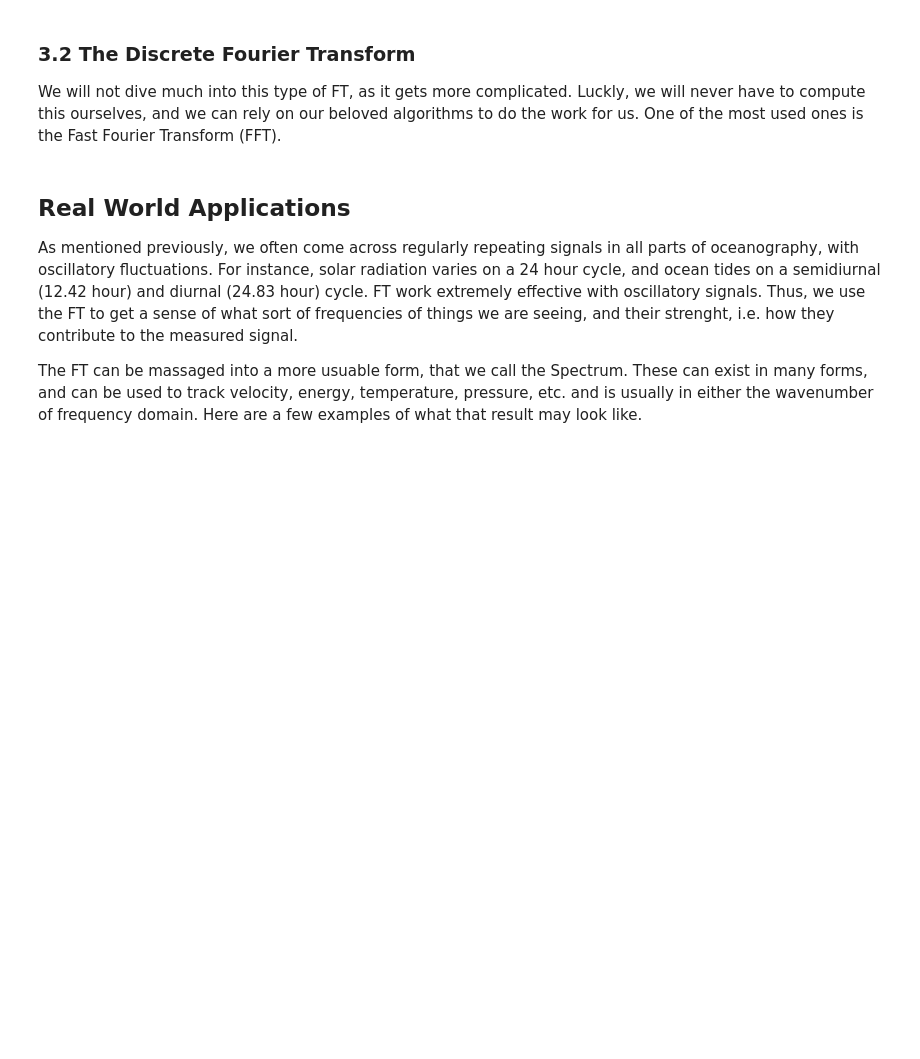
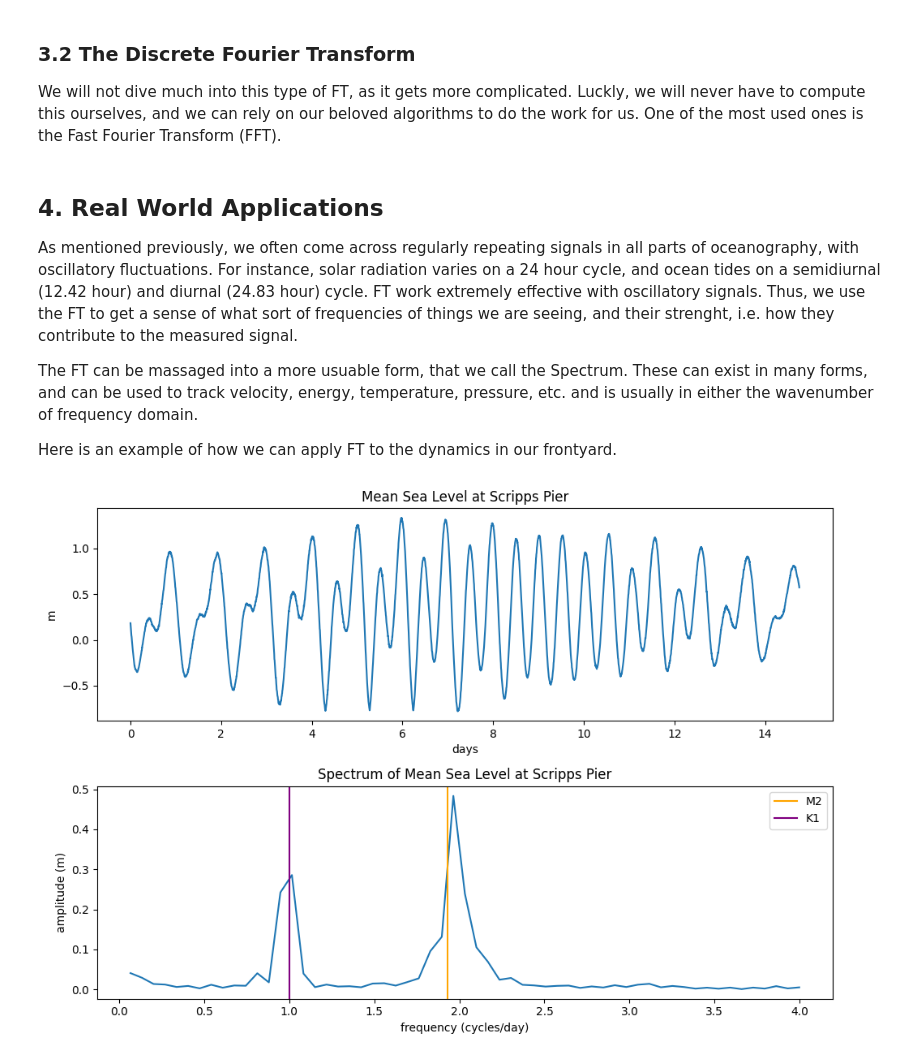
Before and after one commit to tgstone/sio-math-workshop, a Jupyter notebook: docs/source/2026/day3/fourier_analysis.ipynb, the cells around one changed output. Drawn from its saved outputs; the diff is of its cells as text; code cells hidden in the pictures; blank space fills up the shorter version.

```diff
--- a/docs/source/2026/day3/fourier_analysis.ipynb
+++ b/docs/source/2026/day3/fourier_analysis.ipynb
@@ -134,8 +180,48 @@ $$ \tilde{X}(f) = \int^{\infty}_{\infty} x(t) e^{-i2\pi ft} dt $$
 
 We will not dive much into this type of FT, as it gets more complicated. Luckly, we will never have to compute this ourselves, and we can rely on our beloved algorithms to do the work for us. One of the most used ones is the Fast Fourier Transform (FFT).
 # %% [markdown]
-## Real World Applications
+## 4. Real World Applications
 
 As mentioned previously, we often come across regularly repeating signals in all parts of oceanography, with oscillatory fluctuations. For instance, solar radiation varies on a 24 hour cycle, and ocean tides on a semidiurnal (12.42 hour) and diurnal (24.83 hour) cycle. FT work extremely effective with oscillatory signals. Thus, we use the FT to get a sense of what sort of frequencies of things we are seeing, and their strenght, i.e. how they contribute to the measured signal.
 
-The FT can be massaged into a more usuable form, that we call the Spectrum. These can exist in many forms, and can be used to track velocity, energy, temperature, pressure, etc. and is usually in either the wavenumber of frequency domain. Here are a few examples of what that result may look like.
+The FT can be massaged into a more usuable form, that we call the Spectrum. These can exist in many forms, and can be used to track velocity, energy, temperature, pressure, etc. and is usually in either the wavenumber of frequency domain.
+
+Here is an example of how we can apply FT to the dynamics in our frontyard.
+# %%
+import pandas as pd
+import numpy as np
+import matplotlib.pyplot as plt
+
+df = pd.read_csv("/Users/camillamarcellini/Desktop/CODINGSTUFF/MATHWORKSHOP/tides.csv")
+level = pd.to_numeric(df["Preliminary (m)"], errors="coerce")
+df = df[level.notna()].reset_index(drop=True)
+level = level.dropna().values
+
+dt = 6/60
+t = np.arange(len(level)) * dt
+
+sig = level - np.mean(level)
+spectrum = np.fft.rfft(sig)
+freqs = np.fft.rfftfreq(len(sig), d=dt)
+amp = (2/len(sig)) * np.abs(spectrum)
+cpd = freqs * 24
+
+fig, ax = plt.subplots(2, 1, figsize=(10, 7))
+ax[0].plot(t/24, level)
+ax[0].set_xlabel("days")
+ax[0].set_ylabel("m")
+ax[0].set_title('Mean Sea Level at Scripps Pier')
+
+mask = (cpd > 0) & (cpd < 4)
+ax[1].plot(cpd[mask], amp[mask])
+ax[1].axvline(1.93227361, color='orange', label='M2')
+ax[1].axvline(1.00273791, color='purple', label='K1')
+ax[1].set_xlabel("frequency (cycles/day)")
+ax[1].set_ylabel("amplitude (m)")
+ax[1].set_title('Spectrum of Mean Sea Level at Scripps Pier')
+ax[1].legend()
+
+plt.tight_layout()
+plt.show()
+# %% [output]
+[figure, added]
```
Also changed, not shown: parts of 15 cells of this notebook, 1 other file.
